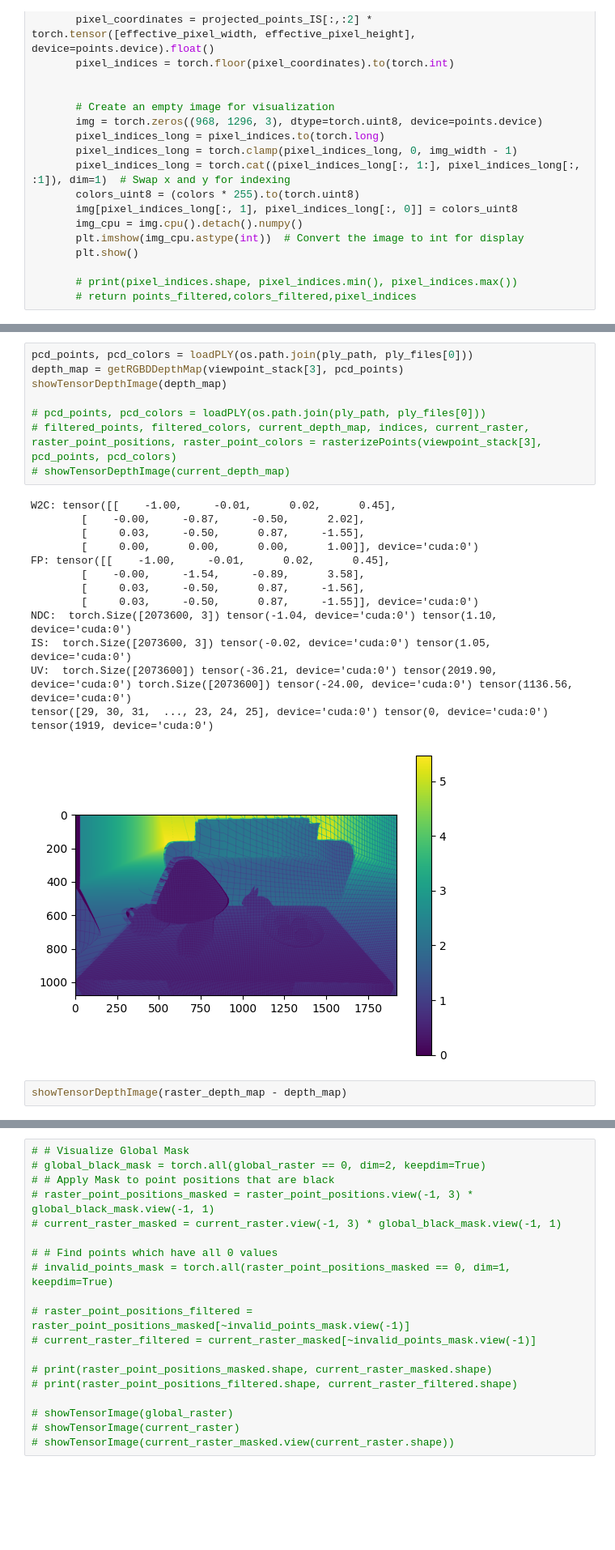
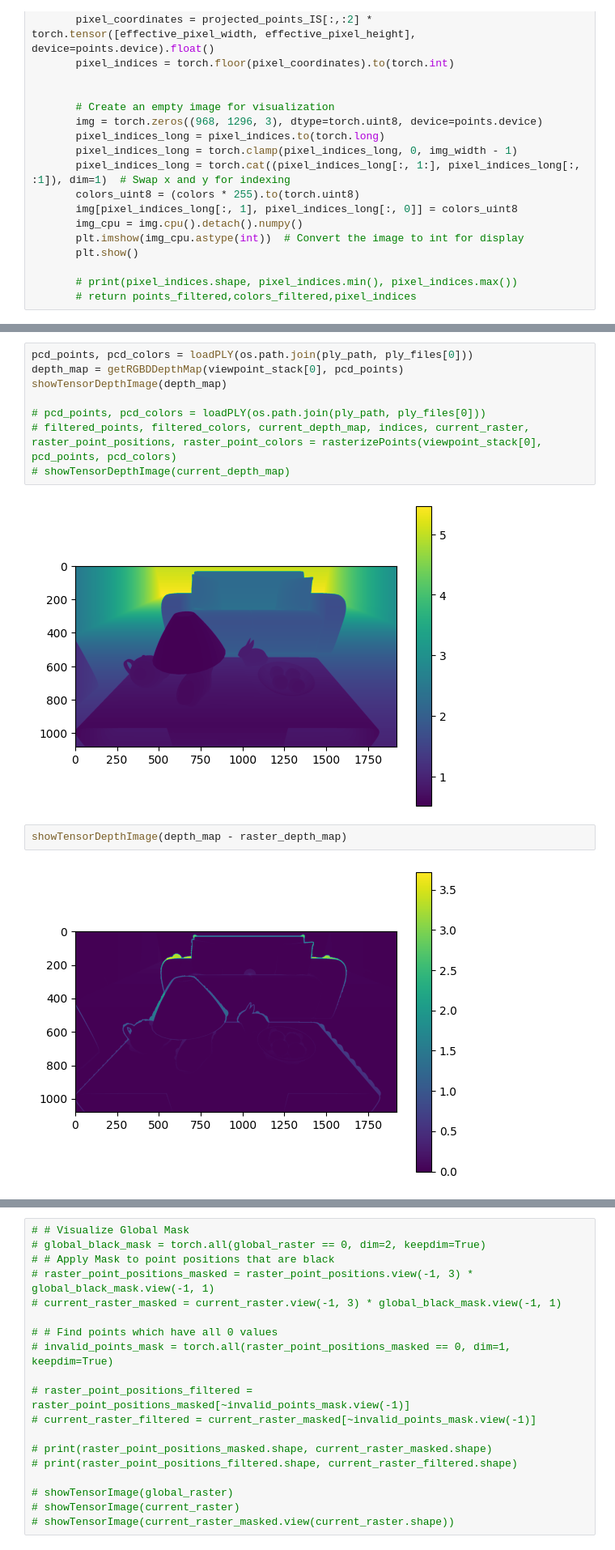
Before and after one commit to viswaravi/gaussian-splatting, a Jupyter notebook: Progressive_Train-Synthetic.ipynb, the cells around one changed output, grey strips where cells are left out. Shown at 81% size. Saved outputs shown, nothing was run; the diff lists cells and outputs as text; blank space fills up the shorter version.

```diff
--- a/Progressive_Train-Synthetic.ipynb
+++ b/Progressive_Train-Synthetic.ipynb
@@ -407,25 +448,15 @@ def rasterizePoints(viewpoint_cam, points, colors=None, sub_pixel_level=1):
     return points_filtered,colors_filtered,raster_depth_map, pixel_indices, raster_color, IS_point_positions, IS_point_colors
 # %%
 pcd_points, pcd_colors = loadPLY(os.path.join(ply_path, ply_files[0]))
-depth_map = getRGBDDepthMap(viewpoint_stack[3], pcd_points)
+depth_map = getRGBDDepthMap(viewpoint_stack[0], pcd_points)
 showTensorDepthImage(depth_map)
 
 # pcd_points, pcd_colors = loadPLY(os.path.join(ply_path, ply_files[0]))
-# filtered_points, filtered_colors, current_depth_map, indices, current_raster, raster_point_positions, raster_point_colors = rasterizePoints(viewpoint_stack[3], pcd_points, pcd_colors)
+# filtered_points, filtered_colors, current_depth_map, indices, current_raster, raster_point_positions, raster_point_colors = rasterizePoints(viewpoint_stack[0], pcd_points, pcd_colors)
 # showTensorDepthImage(current_depth_map)
 # %% [output]
-W2C: tensor([[    -1.00,     -0.01,      0.02,      0.45],
-        [    -0.00,     -0.87,     -0.50,      2.02],
-        [     0.03,     -0.50,      0.87,     -1.55],
-        [     0.00,      0.00,      0.00,      1.00]], device='cuda:0')
-FP: tensor([[    -1.00,     -0.01,      0.02,      0.45],
-        [    -0.00,     -1.54,     -0.89,      3.58],
-        [     0.03,     -0.50,      0.87,     -1.56],
-        [     0.03,     -0.50,      0.87,     -1.55]], device='cuda:0')
-NDC:  torch.Size([2073600, 3]) tensor(-1.04, device='cuda:0') tensor(1.10, device='cuda:0')
-IS:  torch.Size([2073600, 3]) tensor(-0.02, device='cuda:0') tensor(1.05, device='cuda:0')
-UV:  torch.Size([2073600]) tensor(-36.21, device='cuda:0') tensor(2019.90, device='cuda:0') torch.Size([2073600]) tensor(-24.00, device='cuda:0') tensor(1136.56, device='cuda:0')
-tensor([29, 30, 31,  ..., 23, 24, 25], device='cuda:0') tensor(0, device='cuda:0') tensor(1919, device='cuda:0')
-[figure, old version]
+[figure, new version]
 # %%
-showTensorDepthImage(raster_depth_map - depth_map)
+showTensorDepthImage(depth_map - raster_depth_map)
+# %% [output]
+[figure, added]
```
Also changed, not shown: parts of 12 cells of this notebook, 8 other files.
